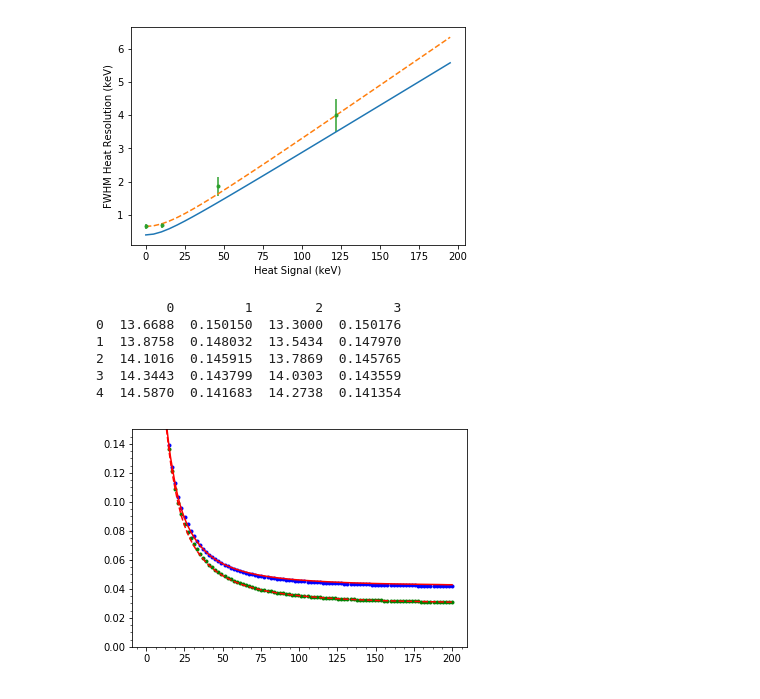
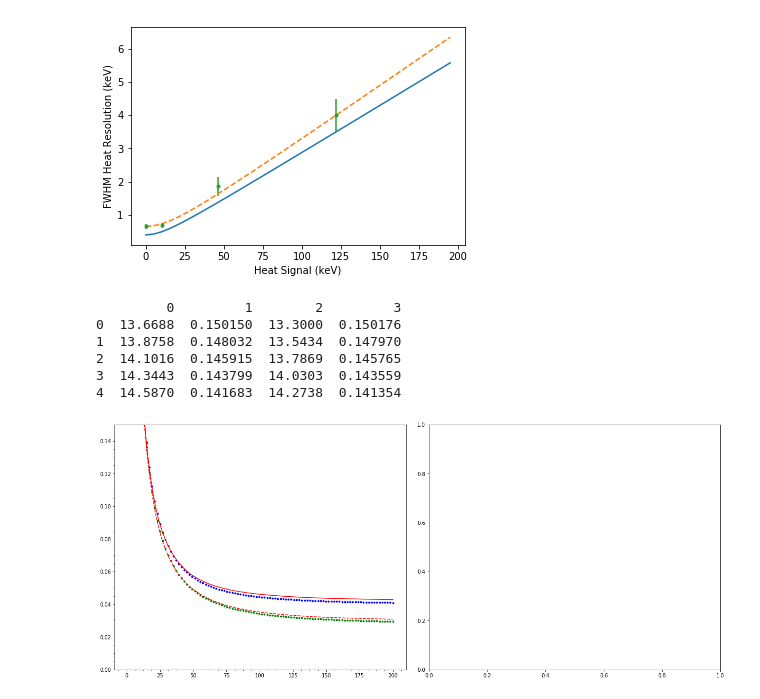
Before and after one commit to villaa/nrFano_Constraint, a Jupyter notebook: Edelweiss_data/Edelweiss_resolution_calculations.ipynb, the cells around one changed output. Cells and saved outputs as stored; diff of their text form; code cells hidden in the pictures.

Commit message:
begin adding NR bands in Edelweiss_resolution_calculations.ipynb

```diff
--- a/Edelweiss_data/Edelweiss_resolution_calculations.ipynb
+++ b/Edelweiss_data/Edelweiss_resolution_calculations.ipynb
@@ -51,44 +51,46 @@ list(data_GGA3.columns.values)
 
 # expect aH to be 0.020 based on fig. 7
 # but my calculations say 0.022?
 # increasing heat_0keV decreases the slope btwn 20 and 50 keV
 # increasing aH increases the yield in the tail
 # increasing ion_122keV even a little increases the yield in the tail
 # completely insensitive to heat_122keV
 # voltage changes shift curves to the right and increases yield in tail
 # increasing ion_center_0keV shifts graph to right, tilts it down: tails become not flat
 # increasing ion_guard_0keV has same effect as ion_center_0keV
 heat_0keV = 0.4
-ion_122keV = 3.3 #3.1
+ion_122keV = 3.1 #3.3 #3.1
 sig_gamma_GGA3 = get_sig_gamma_func(1.3, 1.5, ion_122keV, heat_0keV, 2.7, 4, 0.020)
 sig_gamma_GGA3_wide = get_sig_gamma_func(1.3, 1.5, ion_122keV, heat_0keV, 2.7, 4, 0.035)
 
+# we'll plot the ER and NR band widths
+fig,axes = plt.subplots(1,2,figsize=(17.0,7.0), constrained_layout=True)
 
-
-# plot the central nuclear recoil line
-plt.plot(E_keV_arr, sig_gamma_GGA3(E_keV_arr),'g.')
-plt.plot(E_keV_arr, sig_gamma_GGA3_wide(E_keV_arr),'b.')
+# plot the electron recoil widths
+E_keV_arr = np.linspace(1,200,100)
+ax1 = axes[0]
+ax1.plot(E_keV_arr, sig_gamma_GGA3(E_keV_arr),'g.')
+ax1.plot(E_keV_arr, sig_gamma_GGA3_wide(E_keV_arr),'b.')
 
 # 90% is +/- 1.645*sigma
 # FWHM is 2.355*sigma
-E_keV_arr = np.linspace(1,200,100)
 
 # plot the data-theifed bands
-plt.plot(data_GGA3[0], data_GGA3[1], 'r-')
-plt.plot(data_GGA3[2], data_GGA3[3], 'r--')
+ax1.plot(data_GGA3[0], data_GGA3[1], 'r-')
+ax1.plot(data_GGA3[2], data_GGA3[3], 'r--')
 
 
-plt.ylim(0,0.15)
-plt.minorticks_on()
+ax1.set_ylim(0,0.15)
+ax1.minorticks_on()
 plt.show()
 # %% [output]
          0         1        2         3
 0  13.6688  0.150150  13.3000  0.150176
 1  13.8758  0.148032  13.5434  0.147970
 2  14.1016  0.145915  13.7869  0.145765
 3  14.3443  0.143799  14.0303  0.143559
 4  14.5870  0.141683  14.2738  0.141354
-[figure, old version]
+[figure, new version]
 # %%
 # get_sig_gamma_func(FWHM_center, FWHM_guard, FWHM122_ion, FWHM0_heat, FWHM122_heat, V, aH_stretch)
 # increasing FWHM0_heat makes the fit better near 20 keV, e.g. from 1.3 to 2.3 for GGA1
```
Also changed, not shown: parts of 2 cells of this notebook, 1 other file.
